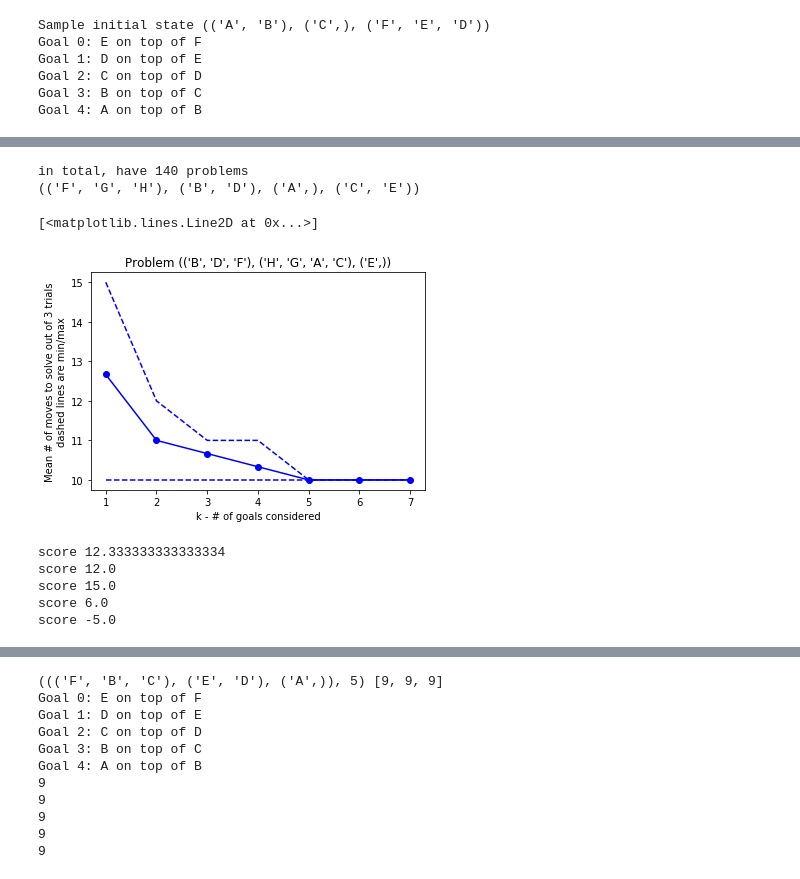
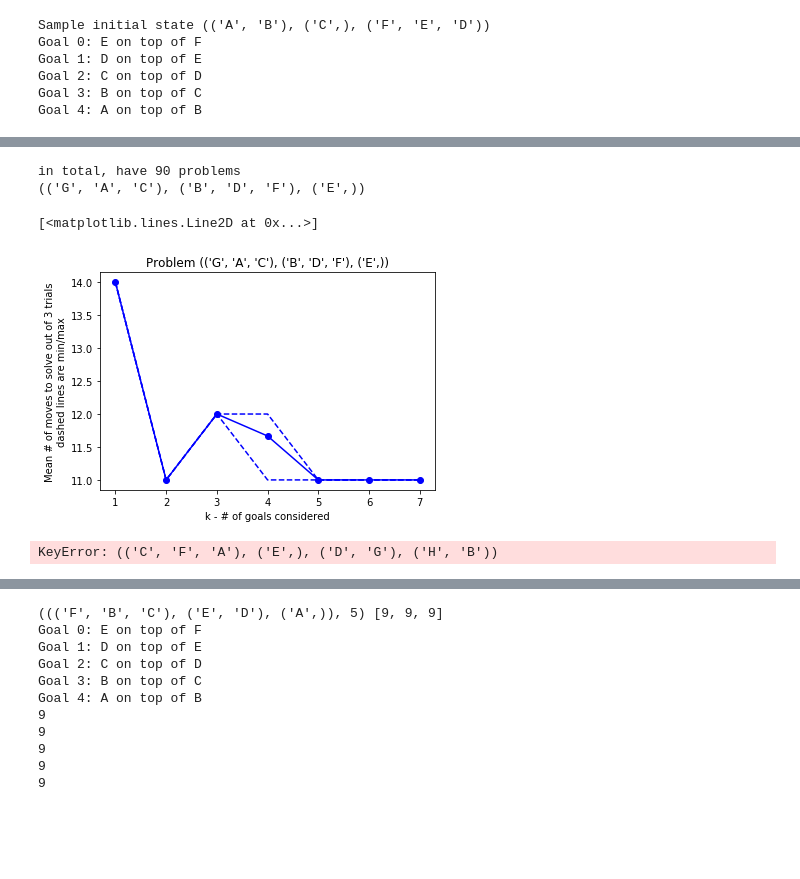
Before and after one commit to fredcallaway/multigoals, a Jupyter notebook: generate-problems.ipynb, the cells around one changed output, grey strips where cells are left out. Drawn from its saved outputs; the diff is of its cells as text; code cells hidden in the pictures; blank space fills up the shorter version.

Commit message:
Adding new blockworld code for problem variants.

```diff
--- a/generate-problems.ipynb
+++ b/generate-problems.ipynb
@@ -86,12 +88,12 @@ for initial in generated[:5]:
     problem = Blockworld(initial, goals_with_clearing)
     print('\nNew problem:', initial)
     print(problem.render(initial))
-    print('optimal', len(bfs_search(problem)))
+    print('optimal', len(agent.bfs_search(problem)))
     for k in range(1, len(problem.goals)+1):
         print('considering k={}'.format(k), end='')
         results = [
             # returns history, solved
-            solve_using_ordered_goal_subset(problem, k=k)
+            agent.solve_using_ordered_goal_subset_astar(problem, k=k)
             for _ in range(3)
         ]
         if all(solved for history, solved in results):
@@ -132,11 +134,8 @@ for args in [
     dict(B=6, S=3, seed=43),
 
     dict(B=7, S=3, seed=43),
-    dict(B=7, S=4, seed=43),
 
     dict(B=8, S=3, seed=43),
-    dict(B=8, S=4, seed=43),
-    dict(B=8, S=5, seed=43),
 
     #dict(B=9, S=3, seed=43),
     #dict(B=9, S=4, seed=43),
@@ -158,12 +157,12 @@ for args in [
 
 random.shuffle(all_probs)
 
-debug = True
+debug = False
 for initial, goals_with_clearing in tqdm(all_probs):
     problem = Blockworld(initial, goals_with_clearing)
     if debug:
         print(problem.render(initial))
-        print('optimal', len(bfs_search(problem)))
+        #print('optimal', len(agent.bfs_search(problem)))
     for k in range(1, len(problem.goals)+1):
         if (initial, k) in problem_record:
             # We already solved this! skip it
@@ -172,7 +171,7 @@ for initial, goals_with_clearing in tqdm(all_probs):
             print('considering k={}'.format(k), end='')
         results = [
             # returns history, solved
-            solve_using_ordered_goal_subset_perf1(problem, k=k)
+            agent.solve_using_ordered_goal_subset_astar(problem, k=k)
             for _ in range(3)
         ]
         if debug:
@@ -227,42 +209,42 @@ KeyboardInterrupt:
 # TODO need to look at problem_record
 problem_record_nested = {}
 for (problem, k), solves in problem_record.items():
     problem_record_nested.setdefault(problem, {})[k] = solves
 
 # oo multi drops (('C', 'F', 'A'), ('E',), ('D', 'G'), ('H', 'B'))
 # snakey? (('D', 'G', 'E', 'C'), ('B', 'F'), ('H', 'A'))
 # interesting (and large) variance (('G', 'B', 'F', 'C'), ('A',), ('E', 'H', 'D'))
 print(f'in total, have {len(problem_record_nested)} problems')
 
 problem = random.choice(list(problem_record_nested.keys()))
 print(problem)
-problem = (('G', 'D', 'C'), ('F', 'B'), (), ('E', 'A'))
+#problem = (('G', 'D', 'C'), ('F', 'B'), (), ('E', 'A'))
 
 
 problem_k_to_length = problem_record_nested[problem]
 ks = range(1, max(problem_k_to_length.keys())+1)
 plt.figure()
-plt.title('Problem {}'.format(initial))
+plt.title('Problem {}'.format(problem))
 plt.xlabel('k - # of goals considered')
 plt.ylabel(f'Mean # of moves to solve out of {len(problem_k_to_length[1])} trials\ndashed lines are min/max')
 
 color = 'b'
 plt.plot(ks, [np.mean(problem_k_to_length[k]) for k in ks], color+'-o')
 plt.plot(ks, [np.max(problem_k_to_length[k]) for k in ks], color+'--')
 plt.plot(ks, [np.min(problem_k_to_length[k]) for k in ks], color+'--')
 
 # Solve the problem too
 #problem = Blockworld(problem, _generate_standard_goals_for_blocks(problem))
 #history, solved = solve_using_ordered_goal_subset(problem, k=5, debug=True)
 # %% [output]
-in total, have 140 problems
-(('F', 'G', 'H'), ('B', 'D'), ('A',), ('C', 'E'))
+in total, have 90 problems
+(('G', 'A', 'C'), ('B', 'D', 'F'), ('E',))
 [<matplotlib.lines.Line2D at 0x...>]
-[figure, old version]
+[figure, new version]
 # %%
 def score_k_differentiability(problem_k_to_length):
     ks = range(1, max(problem_k_to_length.keys())+1)
-    num_moves = [problem_k_to_length[k] for k in ks]
+    num_moves = [np.mean(problem_k_to_length[k]) for k in ks]
 
     # HACK might be better to get the actual range instead?
     # This may not work for various reasons...
@@ -290,11 +272,7 @@ probs = [
 for p in probs:
     print('score', score_k_differentiability(problem_record_nested[p]))
 # %% [output]
-score 12.333333333333334
-score 12.0
-score 15.0
-score 6.0
-score -5.0
+KeyError: (('C', 'F', 'A'), ('E',), ('D', 'G'), ('H', 'B'))
 # %%
 problems = list(problem_record_nested.keys())
 problem_scores = [score_k_differentiability(problem_record_nested[p]) for p in problems]
```
Also changed, not shown: parts of 4 cells of this notebook, 1 other file.
